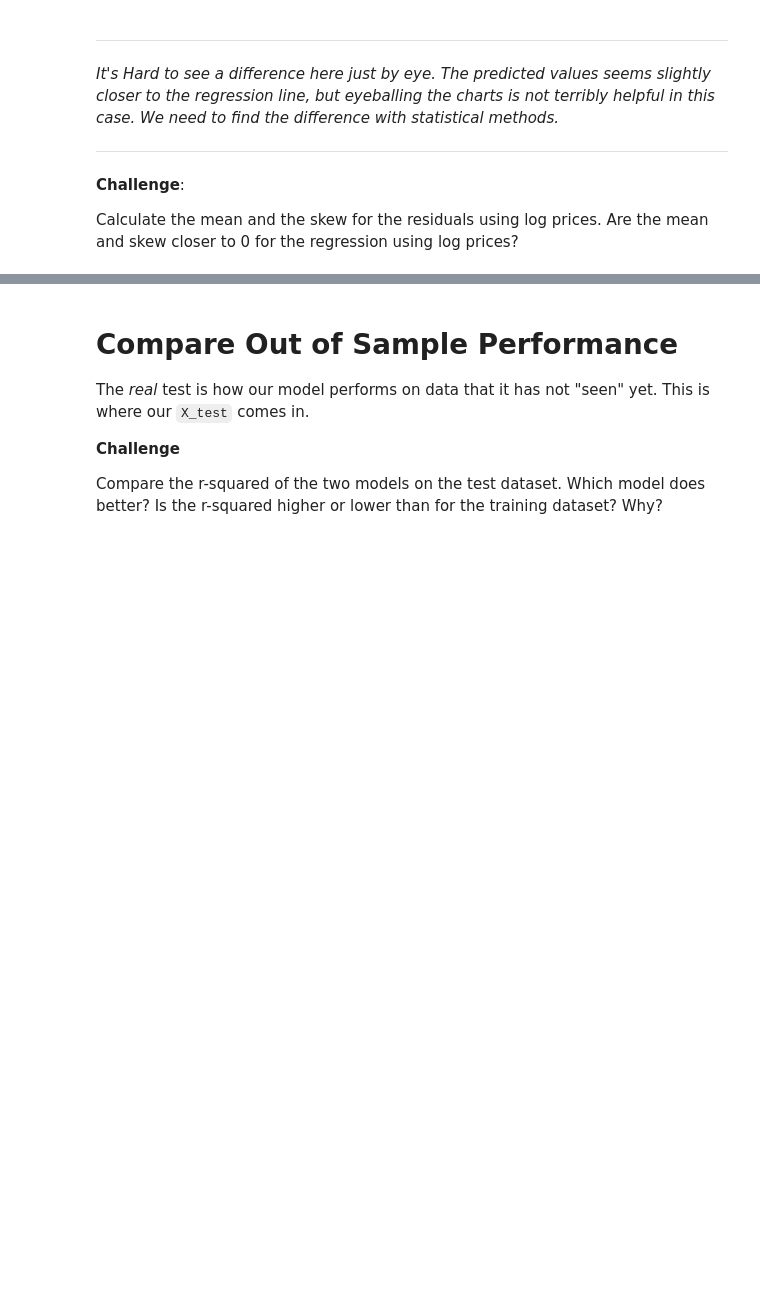
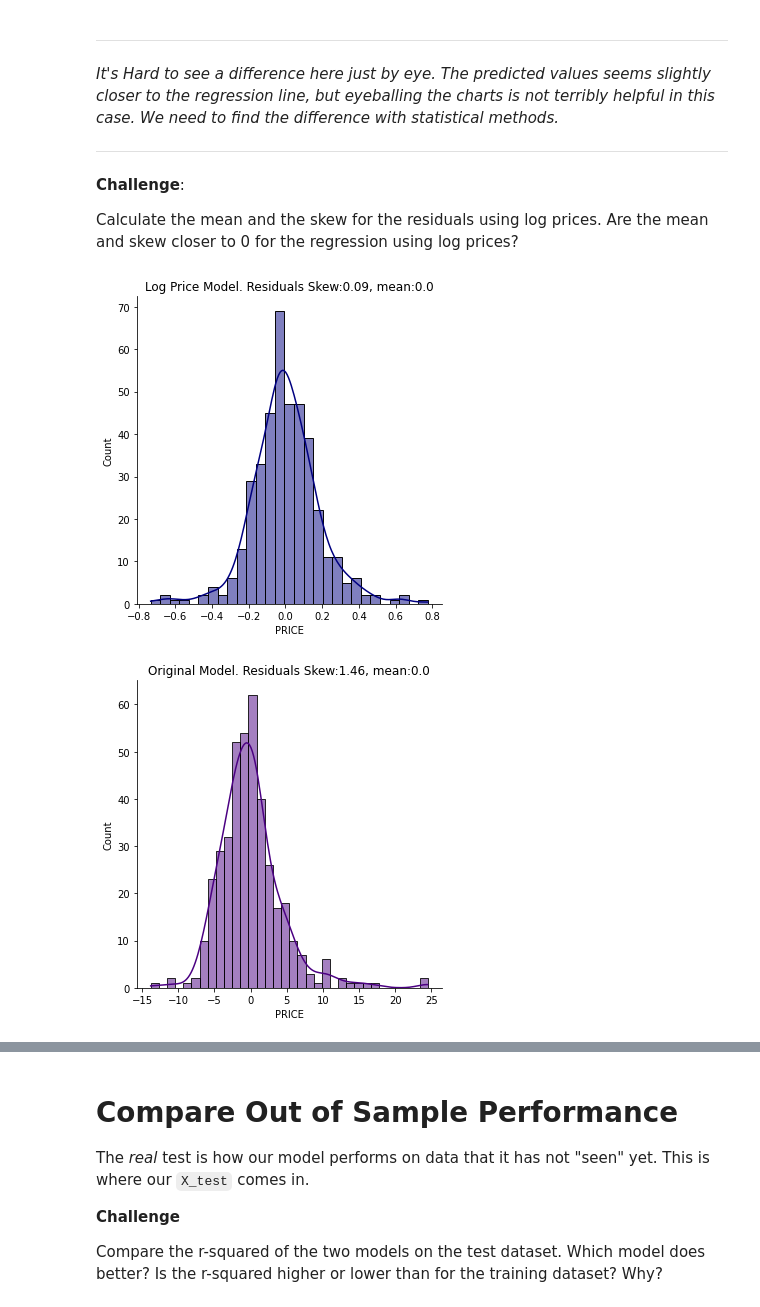
Before and after one commit to DarkDk123/House-valuation-model, a Jupyter notebook: Multivariable_Regression_and_Valuation_Model_(start).ipynb, the cells around one changed output, grey strips where cells are left out. Drawn from its saved outputs; the diff is of its cells as text; code cells hidden in the pictures; blank space fills up the shorter version.

Commit message:
Analysed Log Prices residuals Skewness and mean.

```diff
--- a/Multivariable_Regression_and_Valuation_Model_(start).ipynb
+++ b/Multivariable_Regression_and_Valuation_Model_(start).ipynb
@@ -991,0 +996,13 @@ Calculate the mean and the skew for the residuals using log prices. Are the mean
+# %%
+# Plotting the Log Price's Residuals Distribution with KDE.
+sns.displot(new_residuals, kde=True, color='navy')
+plt.title(f'Log Price Model. Residuals Skew:{log_resid_skw}, mean:{log_resid_mean}')
+plt.show()
+
+# Plotting the Original Price's Residuals Distribution with KDE.
+sns.displot(residuals, kde=True, color='indigo')
+plt.title(f'Original Model. Residuals Skew:{residual_skew}, mean:{residual_mean}')
+plt.show()
+# %% [output]
+[figure, added]
+[figure, added]
```
Also changed, not shown: parts of 3 cells of this notebook.
